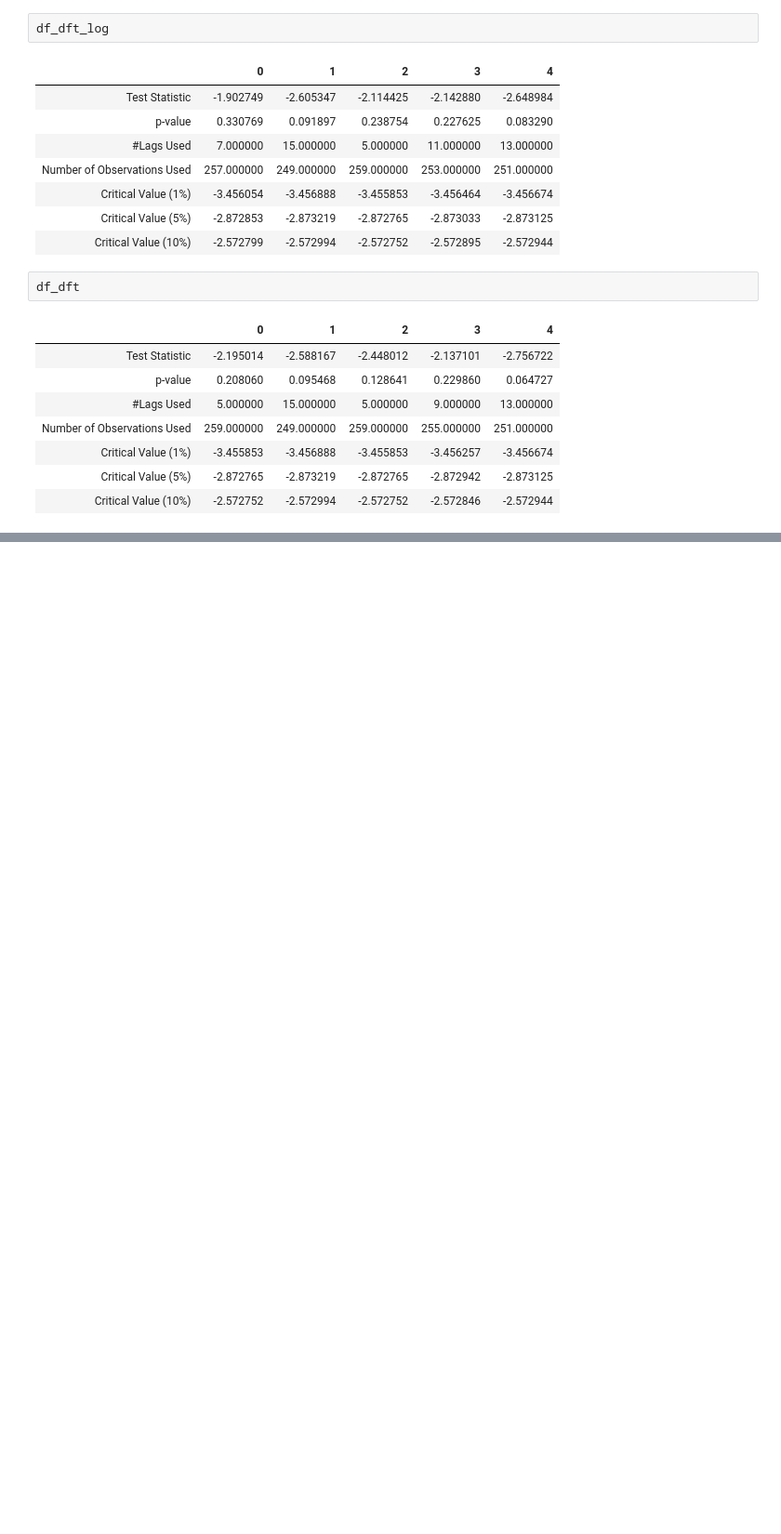
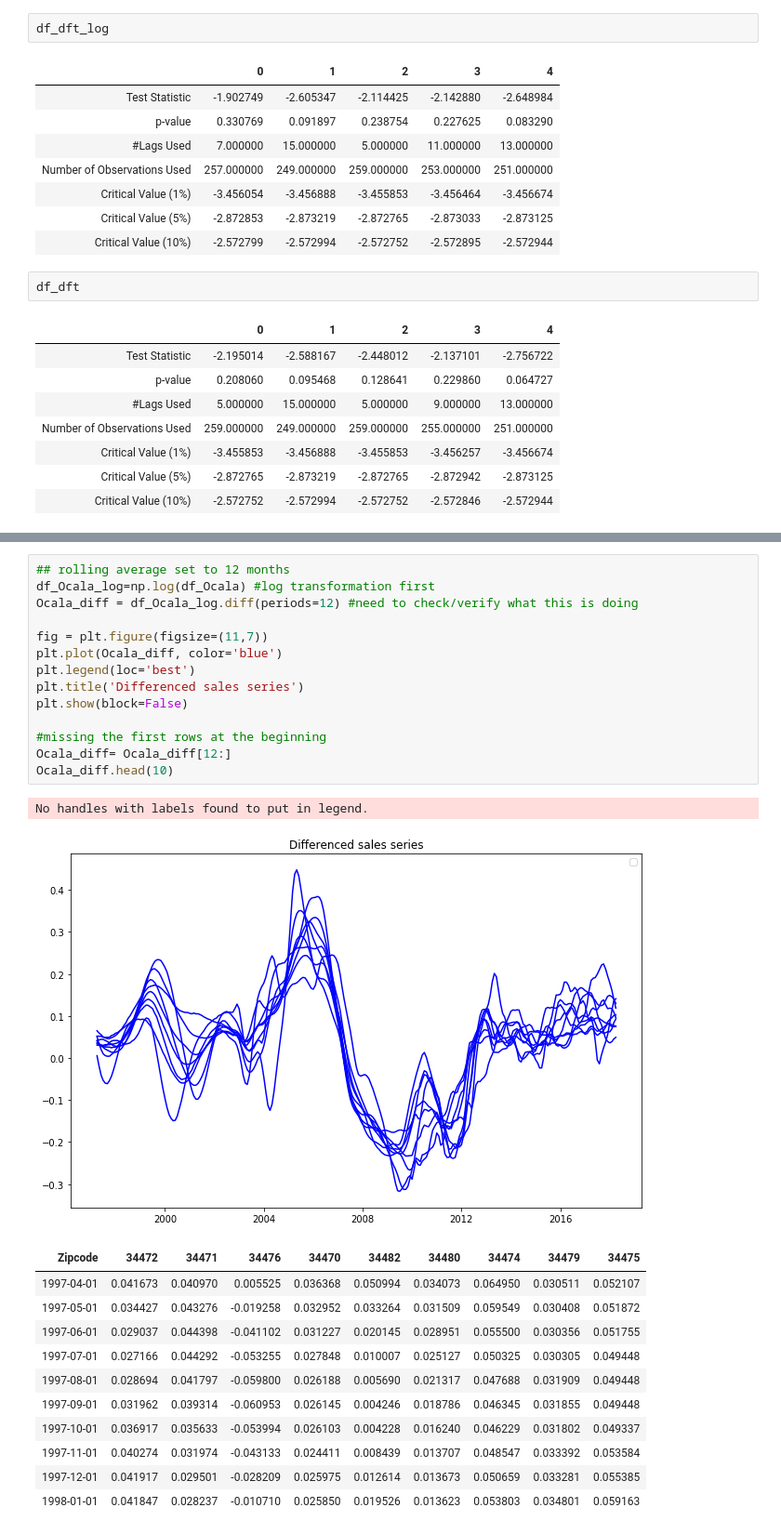
Before and after one commit to ksis1st/Zillow_TimeSeries_Prediction, a Jupyter notebook: Zillow_Ocala_ZIPCODE.ipynb, the cells around one changed output, grey strips where cells are left out. Shown at 93% size. Cells and saved outputs as stored; diff of their text form; blank space fills up the shorter version.

```diff
--- a/Zillow_Ocala_ZIPCODE.ipynb
+++ b/Zillow_Ocala_ZIPCODE.ipynb
@@ -1144,0 +1172,28 @@ df_dft
+# %%
+## rolling average set to 12 months
+df_Ocala_log=np.log(df_Ocala) #log transformation first
+Ocala_diff = df_Ocala_log.diff(periods=12) #need to check/verify what this is doing
+
+fig = plt.figure(figsize=(11,7))
+plt.plot(Ocala_diff, color='blue')
+plt.legend(loc='best')
+plt.title('Differenced sales series')
+plt.show(block=False)
+
+#missing the first rows at the beginning
+Ocala_diff= Ocala_diff[12:]
+Ocala_diff.head(10)
+# %% [output]
+No handles with labels found to put in legend.
+[figure, added]
+| Zipcode | 34472 | 34471 | 34476 | 34470 | 34482 | 34480 | 34474 | 34479 | 34475 |
+| 1997-04-01 | 0.041673 | 0.040970 | 0.005525 | 0.036368 | 0.050994 | 0.034073 | 0.064950 | 0.030511 | 0.052107 |
+| 1997-05-01 | 0.034427 | 0.043276 | -0.019258 | 0.032952 | 0.033264 | 0.031509 | 0.059549 | 0.030408 | 0.051872 |
+| 1997-06-01 | 0.029037 | 0.044398 | -0.041102 | 0.031227 | 0.020145 | 0.028951 | 0.055500 | 0.030356 | 0.051755 |
+| 1997-07-01 | 0.027166 | 0.044292 | -0.053255 | 0.027848 | 0.010007 | 0.025127 | 0.050325 | 0.030305 | 0.049448 |
+| 1997-08-01 | 0.028694 | 0.041797 | -0.059800 | 0.026188 | 0.005690 | 0.021317 | 0.047688 | 0.031909 | 0.049448 |
+| 1997-09-01 | 0.031962 | 0.039314 | -0.060953 | 0.026145 | 0.004246 | 0.018786 | 0.046345 | 0.031855 | 0.049448 |
+| 1997-10-01 | 0.036917 | 0.035633 | -0.053994 | 0.026103 | 0.004228 | 0.016240 | 0.046229 | 0.031802 | 0.049337 |
+| 1997-11-01 | 0.040274 | 0.031974 | -0.043133 | 0.024411 | 0.008439 | 0.013707 | 0.048547 | 0.033392 | 0.053584 |
+| 1997-12-01 | 0.041917 | 0.029501 | -0.028209 | 0.025975 | 0.012614 | 0.013673 | 0.050659 | 0.033281 | 0.055385 |
+| 1998-01-01 | 0.041847 | 0.028237 | -0.010710 | 0.025850 | 0.019526 | 0.013623 | 0.053803 | 0.034801 | 0.059163 |
```
Also changed, not shown: parts of 27 cells of this notebook.
